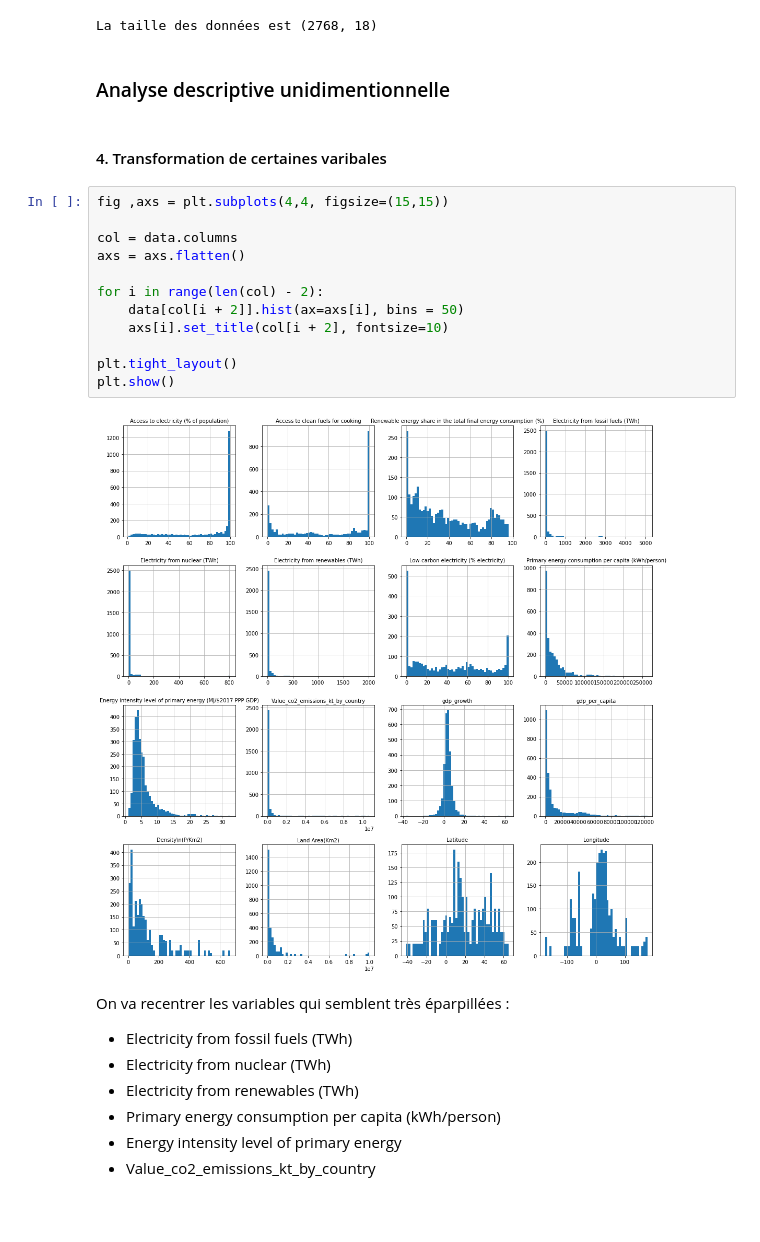
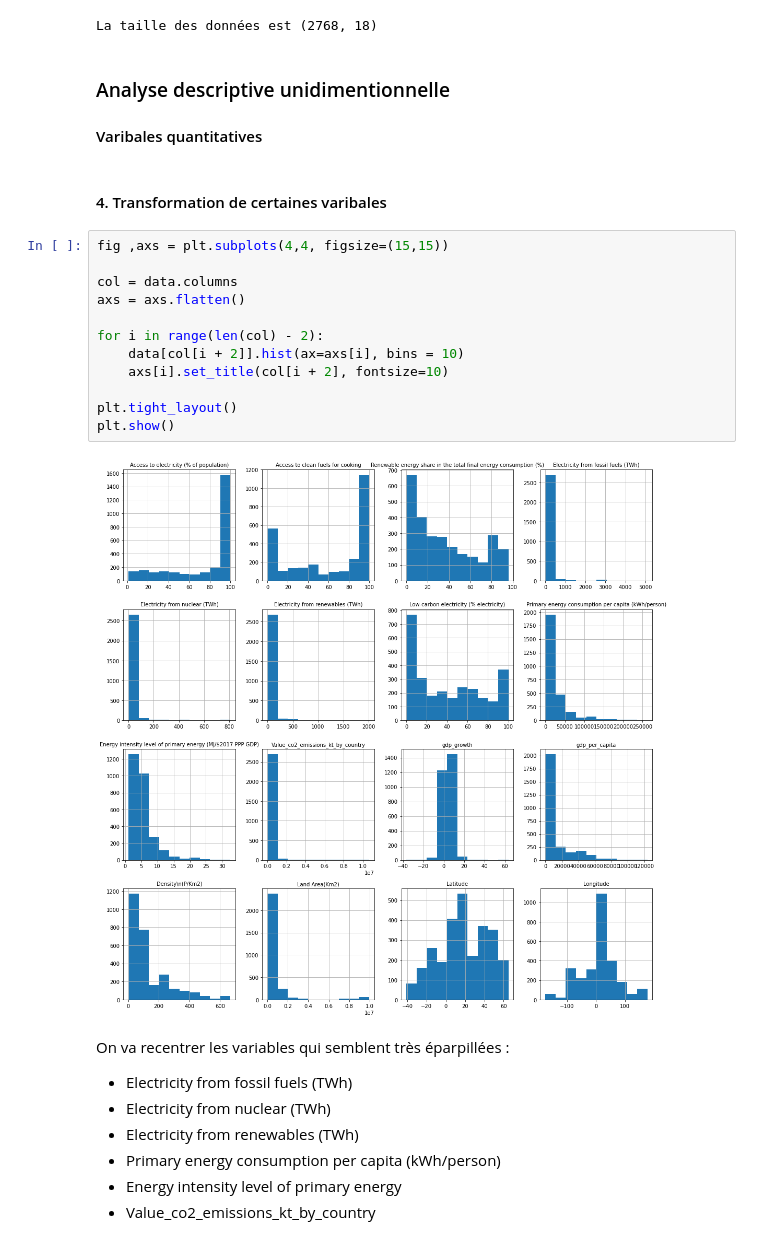
Before and after one commit to PaolaDeTruchis/MachineLearning, a Jupyter notebook: Projet_ML.ipynb, the cells around one changed output. Drawn from its saved outputs; the diff is of its cells as text; blank space fills up the shorter version.

```diff
--- a/Projet_ML.ipynb
+++ b/Projet_ML.ipynb
@@ -104,22 +104,24 @@ print("La taille des données est" , data.shape)
 La taille des données est (2768, 18)
 # %% [markdown]
 ### Analyse descriptive unidimentionnelle
+
+#### Varibales quantitatives
 # %% [markdown]
 #### 4. Transformation de certaines varibales
 # %%
 fig ,axs = plt.subplots(4,4, figsize=(15,15))
 
 col = data.columns
 axs = axs.flatten()
 
 for i in range(len(col) - 2):
-    data[col[i + 2]].hist(ax=axs[i], bins = 50)
+    data[col[i + 2]].hist(ax=axs[i], bins = 10)
     axs[i].set_title(col[i + 2], fontsize=10)
 
 plt.tight_layout()
 plt.show()
 # %% [output]
-[figure, old version]
+[figure, new version]
 # %% [markdown]
 On va recentrer les variables qui semblent très éparpillées :
 - Electricity from fossil fuels (TWh)
```
Also changed, not shown: parts of 6 cells of this notebook.
